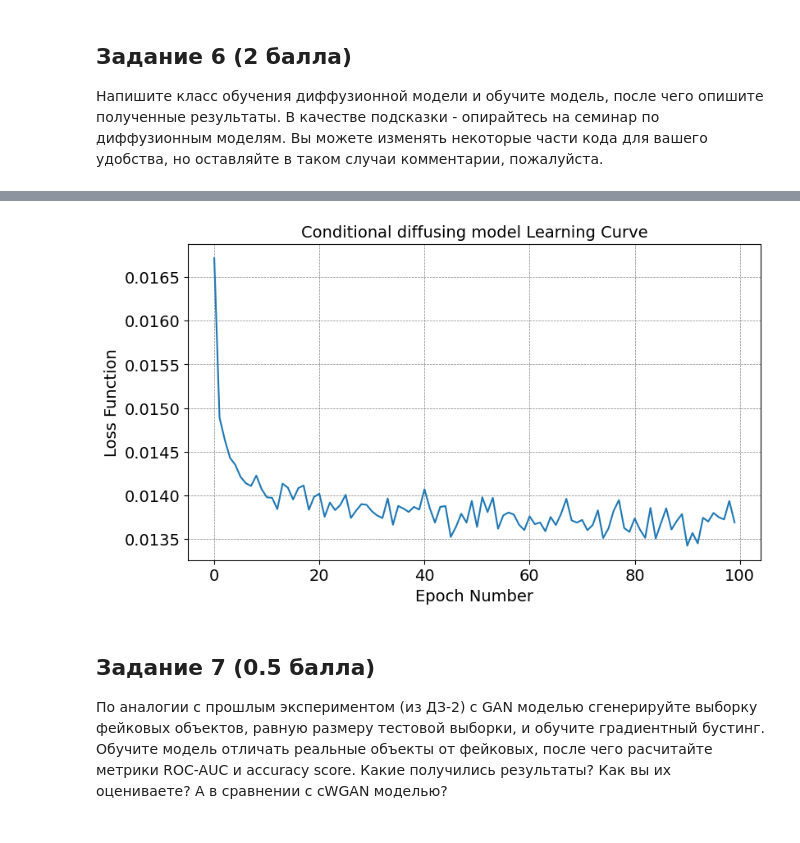
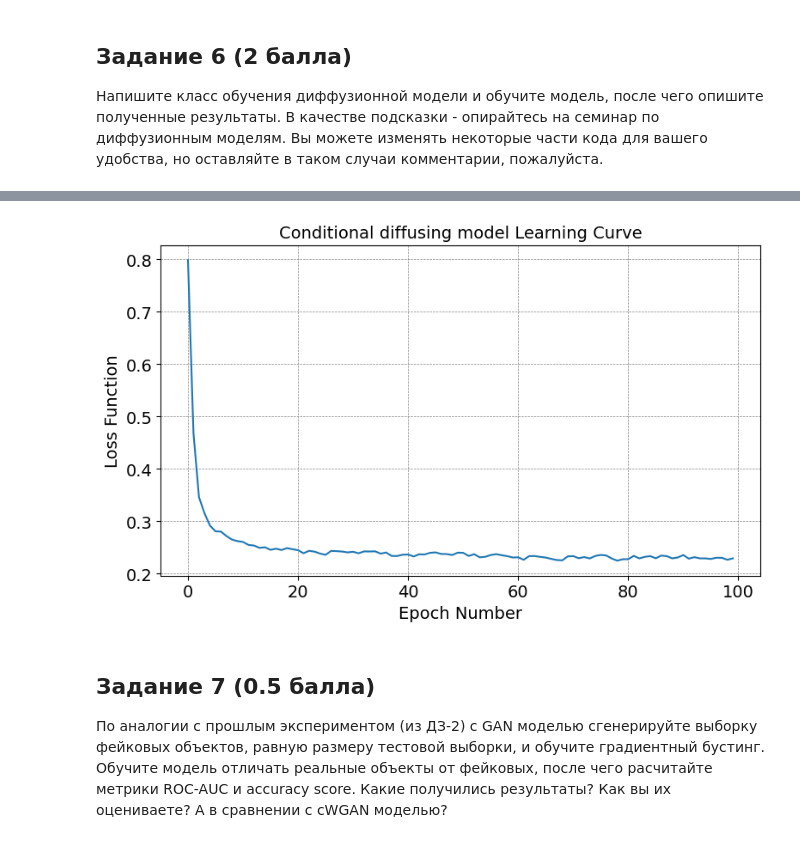
Before and after one commit to lanarich/DL, a Jupyter notebook: HW3.ipynb, the cells around one changed output, grey strips where cells are left out. Drawn from its saved outputs; the diff is of its cells as text; code cells hidden in the pictures.

```diff
--- a/HW3.ipynb
+++ b/HW3.ipynb
@@ -369,19 +379,16 @@ class DiffusionGenerator(nn.Module):
 ## Задание 5 (0.5 балла)
 
 Напишите функцию для генерации нового объекта с помощью обученной модели.
-# %%
-def generate_with_diffusion(model, y, latent_dim, sheduler):
-    ### YOUR CODE IS HERE ######
-    X_fake = ...
-    ### THE END OF YOUR CODE ###
-    return X_fake  # numpy
 # %%
 def generate_with_diffusion(model, y, latent_dim, scheduler):
-    z = torch.randn((y.size(0), latent_dim)).to(DEVICE)
-    model.eval()
-    with torch.no_grad():
-        X_fake = model(z, y).cpu().numpy()
-    return X_fake
+    z = torch.randn(y.shape[0], latent_dim).to(DEVICE)
+    y = torch.tensor(y, dtype=torch.float, device=DEVICE)
+    for t in scheduler.timesteps:
+        with torch.no_grad():
+            t_tensor = torch.full((len(z),), t, dtype=torch.long).to(DEVICE)
+            residual = model(z, y, t_tensor)
+            z = scheduler.step(residual, t, z).prev_sample
+    return z.cpu().numpy()
 # %% [markdown]
 ## Задание 6 (2 балла)
 
@@ -540,15 +463,16 @@ class DiffusionFitter(object):
 # %%
-%%time
 latent_dim = 10
-model = DiffusionGenerator(n_inputs=latent_dim + y.shape[1], n_outputs=X_train.shape[1])
+model = DiffusionGenerator(n_inputs=latent_dim + y_train.shape[1] + 1, n_outputs=X_train.shape[1])
 
-diffusionFitter = DiffusionFitter(
-    model,
-    batch_size=50,
+diffusion_fitter = DiffusionFitter(
+    model=model,
+    batch_size=64,
     n_epochs=100,
     latent_dim=latent_dim,
     lr=0.0001,
     n_critic=5,
 )
-diffusionFitter.fit(X_train, y_train)
+
+noise_scheduler = DDPMScheduler(num_train_timesteps=1000, clip_sample=False)
+diffusion_fitter.fit(X_train, y_train, noise_scheduler)
 # %% [output]
@@ -592,16 +510,16 @@ Epoch 12/100, Loss: 0.013974291954256132, LR Accuracy: 0.51, GB Accuracy: 0.914
 # %%
 # diffusion learning curve
 plt.figure(figsize=(9, 5))
-plt.plot(diffusionFitter.loss_history)
+plt.plot(diffusion_fitter.loss_history)
 plt.xlabel("Epoch Number", size=14)
 plt.ylabel("Loss Function", size=14)
 plt.xticks(size=14)
 plt.yticks(size=14)
 plt.title("Conditional diffusing model Learning Curve", size=14)
 plt.grid(visible=True, linestyle="--", linewidth=0.5, color="0.5")
 plt.show()
 # %% [output]
-[figure, old version]
+[figure, new version]
 # %% [markdown]
 ## Задание 7 (0.5 балла)
 По аналогии с прошлым экспериментом (из ДЗ-2) с GAN моделью сгенерируйте выборку фейковых объектов, равную размеру тестовой выборки, и обучите градиентный бустинг. Обучите модель отличать реальные объекты от фейковых, после чего расчитайте метрики ROC-AUC и accuracy score. Какие получились результаты? Как вы их оцениваете? А в сравнении с сWGAN моделью?
```
Also changed, not shown: parts of 29 cells of this notebook.
